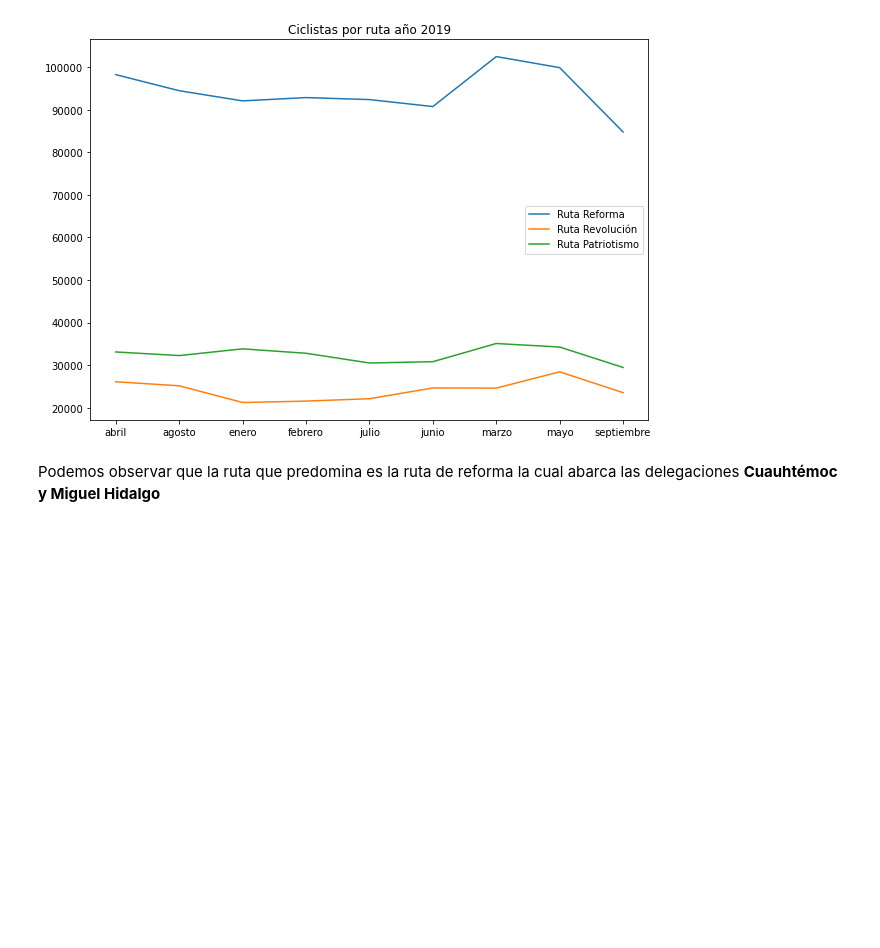
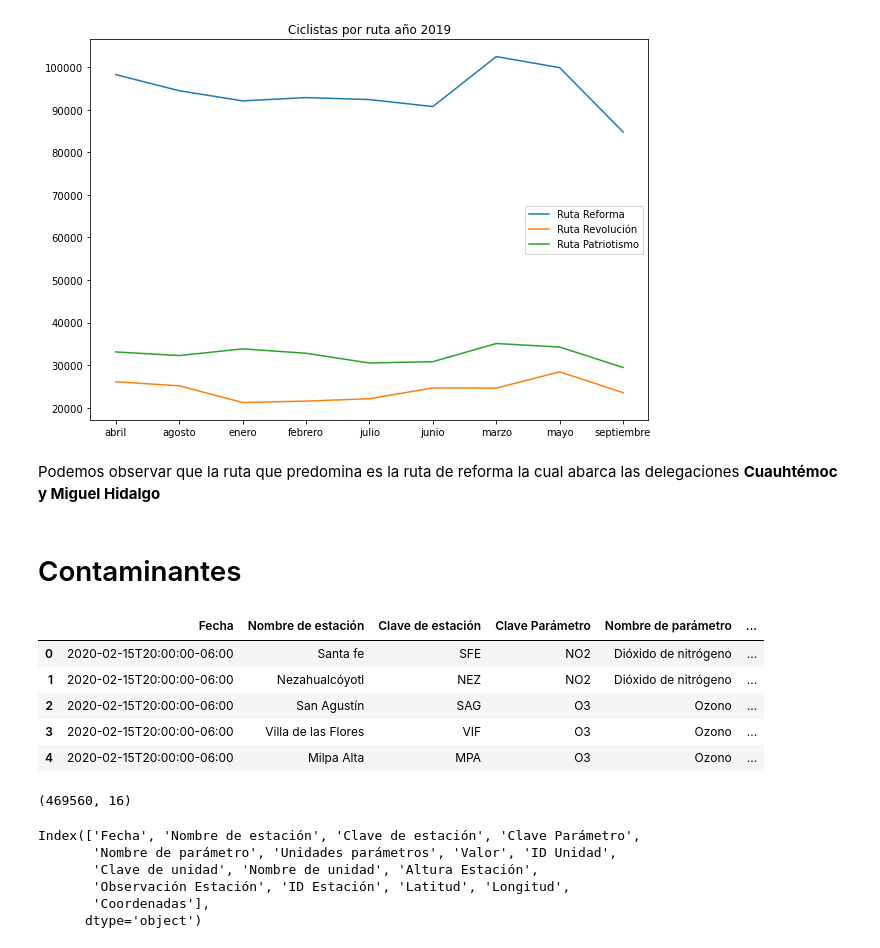
Before and after one commit to JonathanMartignon/Data_CDMX_Un_Aire_No_Tan_Bueno, a Jupyter notebook: Notebook/Aire_CDMX.ipynb, the cells around one changed output. Cells and saved outputs as stored; diff of their text form; code cells hidden in the pictures; blank space fills up the shorter version.

```diff
--- a/Notebook/Aire_CDMX.ipynb
+++ b/Notebook/Aire_CDMX.ipynb
@@ -726,3 +905,28 @@ plt.show()
 [figure]
 # %% [markdown]
 Podemos observar que la ruta que predomina es la ruta de reforma la cual abarca las delegaciones **Cuauhtémoc y Miguel Hidalgo**
+# %% [markdown]
+# Contaminantes
+# %%
+Contaminantes = pd.read_csv('../Datos/Contaminantes/contaminantes.csv')
+Contaminantes.head()
+# %% [output]
+|  | Fecha | Nombre de estación | Clave de estación | Clave Parámetro | Nombre de parámetro | ... |
+| 0 | 2020-02-15T20:00:00-06:00 | Santa fe | SFE | NO2 | Dióxido de nitrógeno | ... |
+| 1 | 2020-02-15T20:00:00-06:00 | Nezahualcóyotl | NEZ | NO2 | Dióxido de nitrógeno | ... |
+| 2 | 2020-02-15T20:00:00-06:00 | San Agustín | SAG | O3 | Ozono | ... |
+| 3 | 2020-02-15T20:00:00-06:00 | Villa de las Flores | VIF | O3 | Ozono | ... |
+| 4 | 2020-02-15T20:00:00-06:00 | Milpa Alta | MPA | O3 | Ozono | ... |
+# %%
+Contaminantes.shape
+# %% [output]
+(469560, 16)
+# %%
+Contaminantes.columns
+# %% [output]
+Index(['Fecha', 'Nombre de estación', 'Clave de estación', 'Clave Parámetro',
+       'Nombre de parámetro', 'Unidades parámetros', 'Valor', 'ID Unidad',
+       'Clave de unidad', 'Nombre de unidad', 'Altura Estación',
+       'Observación Estación', 'ID Estación', 'Latitud', 'Longitud',
+       'Coordenadas'],
+      dtype='object')
```
Also changed, not shown: parts of 25 cells of this notebook.
